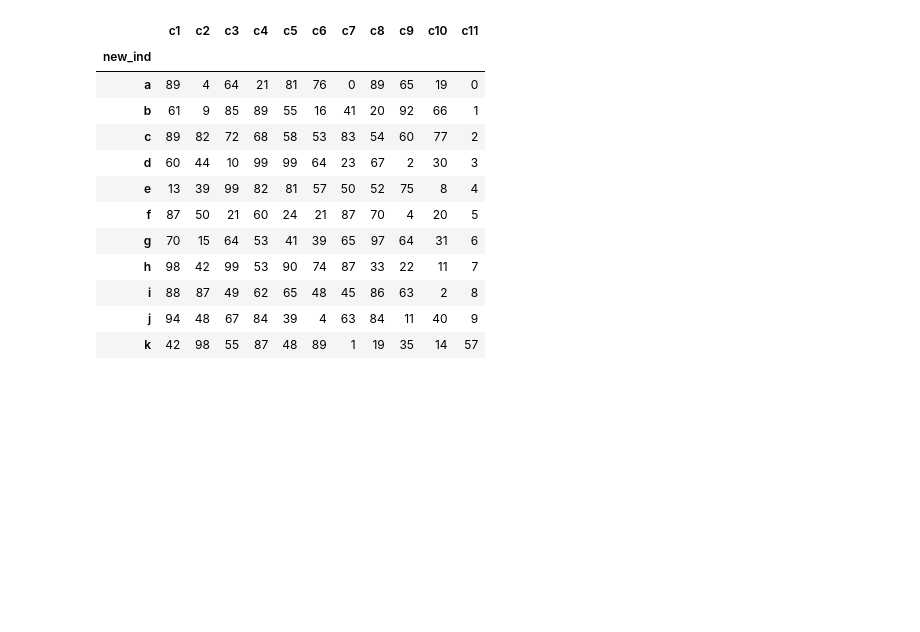
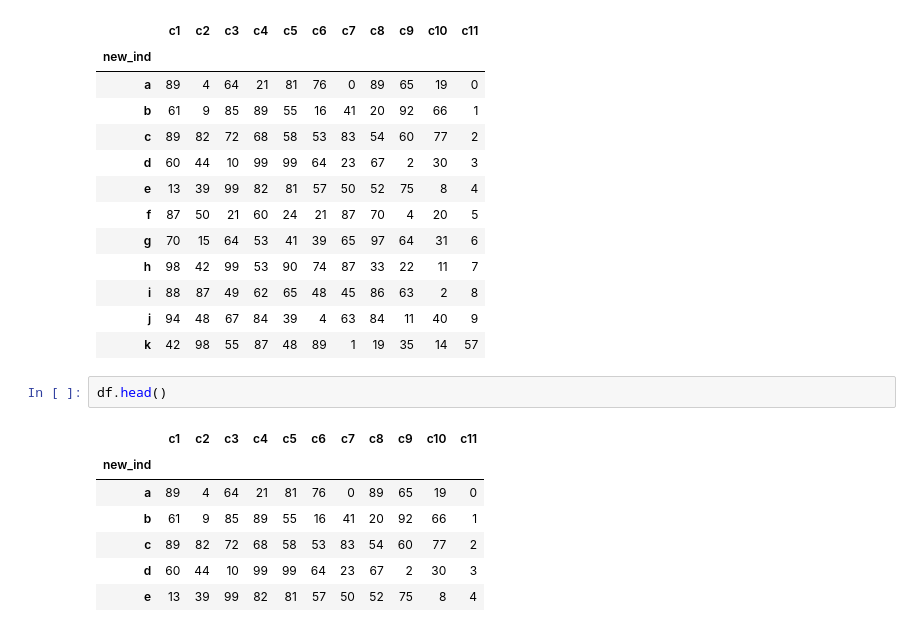
Before and after one commit to rishabhtiwari2048/data-science, a Jupyter notebook: Pandas Essentials.ipynb, the cells around one changed output. Drawn from its saved outputs; the diff is of its cells as text; blank space fills up the shorter version.

```diff
--- a/Pandas Essentials.ipynb
+++ b/Pandas Essentials.ipynb
@@ -589,3 +589,13 @@ df
 | i | 88 | 87 | 49 | 62 | 65 | 48 | 45 | 86 | 63 | 2 | 8 |
 | j | 94 | 48 | 67 | 84 | 39 | 4 | 63 | 84 | 11 | 40 | 9 |
 | k | 42 | 98 | 55 | 87 | 48 | 89 | 1 | 19 | 35 | 14 | 57 |
+# %%
+df.head()
+# %% [output]
+|  | c1 | c2 | c3 | c4 | c5 | c6 | c7 | c8 | c9 | c10 | c11 |
+| new_ind |  |  |  |  |  |  |  |  |  |  |  |
+| a | 89 | 4 | 64 | 21 | 81 | 76 | 0 | 89 | 65 | 19 | 0 |
+| b | 61 | 9 | 85 | 89 | 55 | 16 | 41 | 20 | 92 | 66 | 1 |
+| c | 89 | 82 | 72 | 68 | 58 | 53 | 83 | 54 | 60 | 77 | 2 |
+| d | 60 | 44 | 10 | 99 | 99 | 64 | 23 | 67 | 2 | 30 | 3 |
+| e | 13 | 39 | 99 | 82 | 81 | 57 | 50 | 52 | 75 | 8 | 4 |
```
Also changed, not shown: parts of 3 cells of this notebook.
